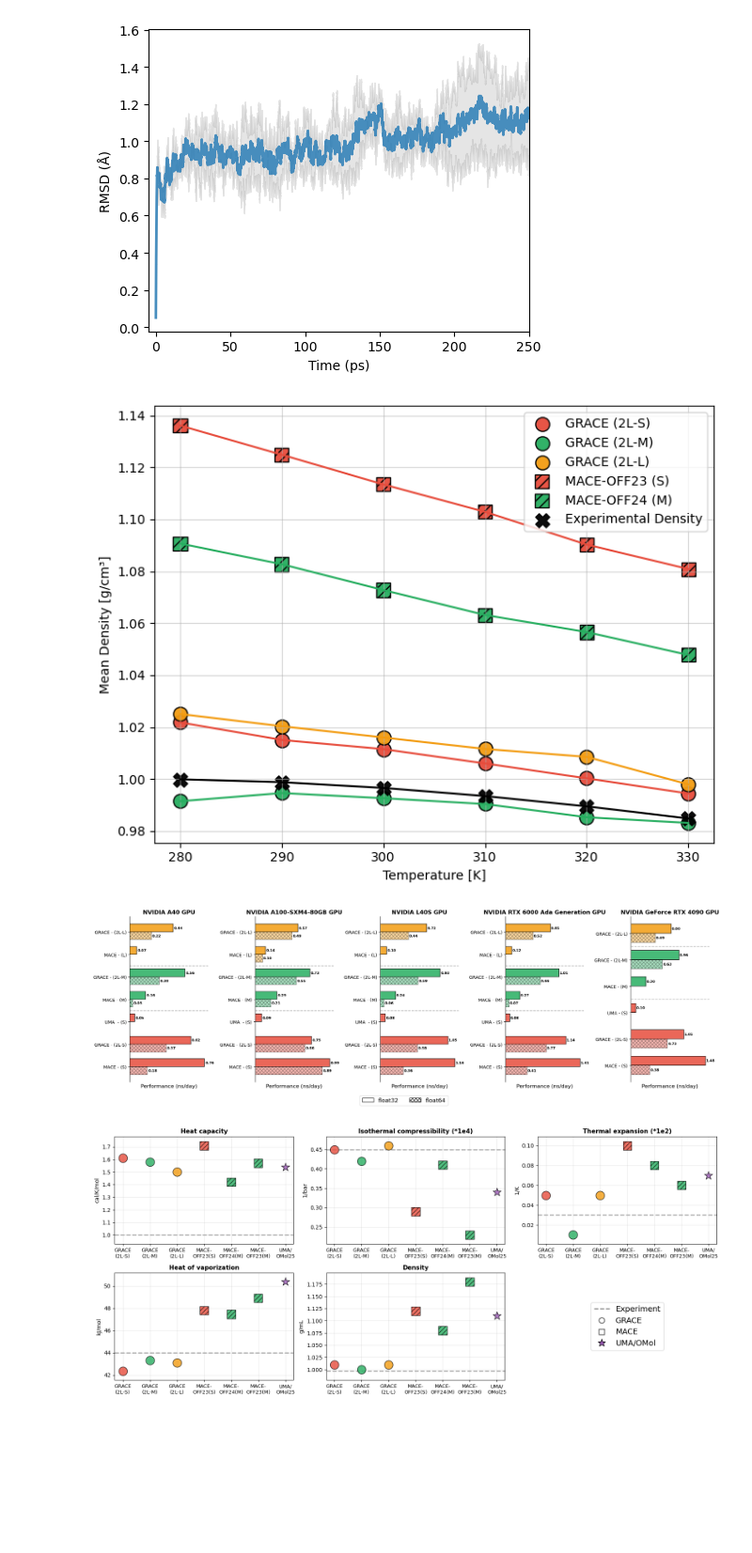
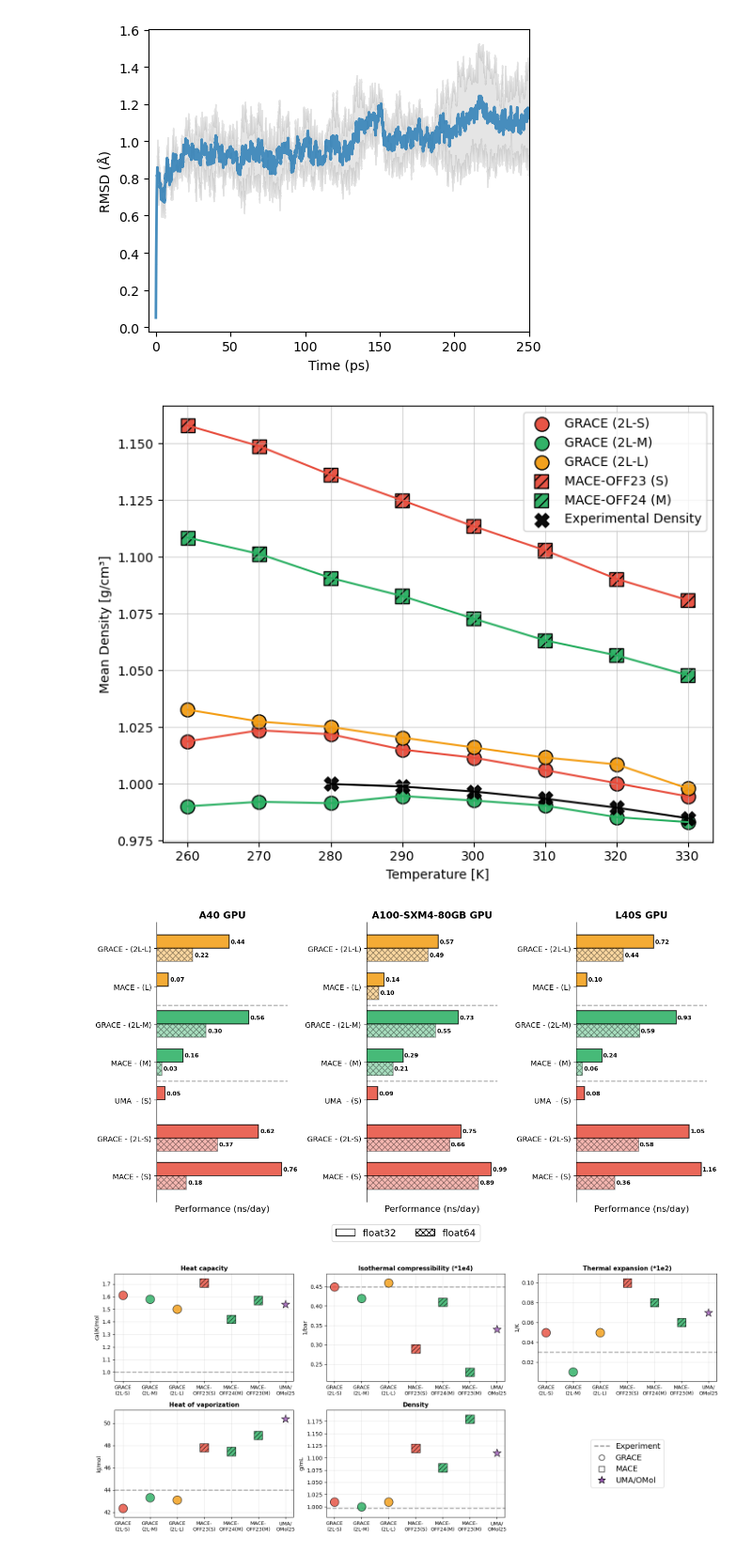
Before and after one commit to heid-lab/grace-off, a Jupyter notebook: analysis/final_plots.ipynb, the cells around one changed output. Shown at 94% size. Cells and saved outputs as stored; diff of their text form; code cells hidden in the pictures; blank space fills up the shorter version.

```diff
--- a/analysis/final_plots.ipynb
+++ b/analysis/final_plots.ipynb
@@ -678,7 +678,7 @@ for col, style in plot_styles.items():
 # )
 
 # --- Final plot formatting ---
-plt.xticks([280, 290, 300, 310, 320, 330])
+plt.xticks([260, 270, 280, 290, 300, 310, 320, 330])
 plt.xlabel("Temperature [K]")
 plt.ylabel("Mean Density [g/cm³]")
 plt.grid(True, alpha=0.5)
@@ -688,7 +688,7 @@ plt.tight_layout()
 plt.savefig("density_vs_temperature.pdf")
 plt.show()
 # %% [output]
-[figure, old version]
+[figure, new version]
 # %%
 data = pd.read_csv("speedTest/speed_test_results.csv")
 # Sort data by size first (grouping (2L-S) and (S) as small, etc.), then by model_type
@@ -702,8 +702,7 @@ sorted_data = data.sort_values(["size_order", "model_order"], ascending=[True, T
 fig, axes = plt.subplots(1, 5, figsize=(20, 6), sharey=False)
 
 # Process each GPU
-gpu_names = ["NVIDIA A40", "NVIDIA A100-SXM4-80GB", "NVIDIA L40S", "NVIDIA RTX 6000 Ada Generation", "NVIDIA GeForce RTX 4090"]
-gpu_names_full = ["NVIDIA A40", "NVIDIA A100-SXM4-80GB", "NVIDIA L40S", "NVIDIA RTX 6000 Ada Generation", "NVIDIA GeForce RTX 4090"]
+gpu_names = ["NVIDIA A40", "NVIDIA A100-SXM4-80GB", "NVIDIA L40S"]
 
 for idx, gpu_name in enumerate(gpu_names):
     ax = axes[idx]
@@ -796,34 +795,34 @@ for idx, gpu_name in enumerate(gpu_names):
     ax.spines["bottom"].set_visible(False)
 
     # Remove x-axis ticks and labels
     ax.tick_params(axis="x", which="both", bottom=False, top=False, labelbottom=False)
 
     # Add separator lines between size groups (between small-medium and medium-large)
     for pos in [2.5, 4.5]:
         ax.axhline(y=pos, color="gray", linestyle="--", linewidth=1.5, alpha=0.6)
 
 # Create legend for sizes and float32 pattern
 from matplotlib.patches import Patch
 
 legend_elements = [  # Patch(facecolor='#e74c3c', edgecolor='black', label='Small', alpha=0.7),
     #    Patch(facecolor='#27ae60', edgecolor='black', label='Medium', alpha=0.7),
     #    Patch(facecolor='#f39c12', edgecolor='black', label='Large', alpha=0.7),
     Patch(facecolor="white", edgecolor="black", label="float32"),
     Patch(facecolor="white", edgecolor="black", hatch="xxx", label="float64"),
 ]
 fig.legend(
     handles=legend_elements,
     loc="lower center",
     bbox_to_anchor=(0.5, -0.08),
     ncol=5,
     fontsize=13,
 )
 
 plt.tight_layout()
 plt.savefig("compPerformance.pdf", bbox_inches="tight")
 plt.show()
 # %% [output]
-[figure, old version]
+[figure, new version]
 # %%
 # Dictionary containing all properties for different models
 properties_data = {
```
Also changed, not shown: 1 other file.
